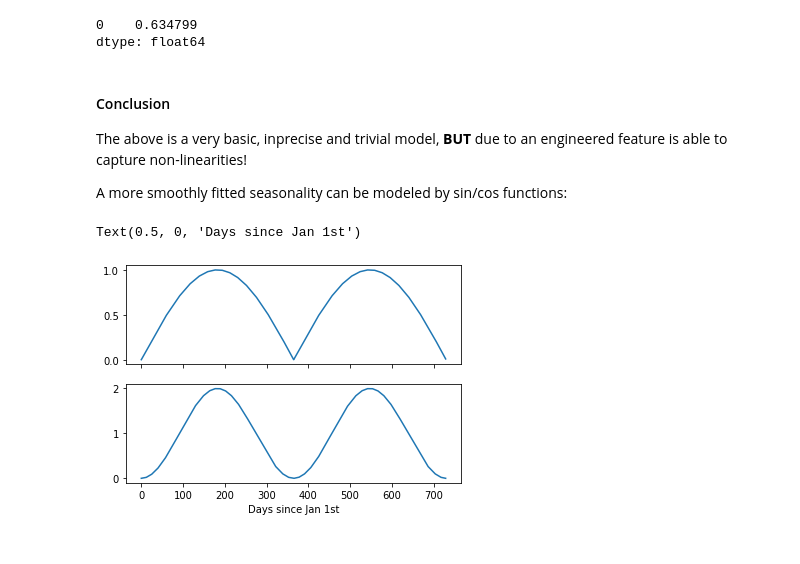
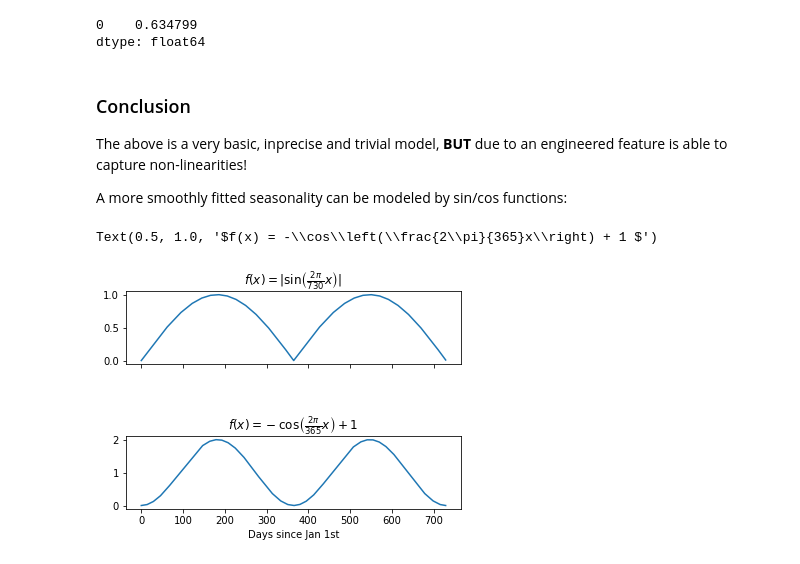
Before and after one commit to moritzwilksch/DataScienceEducation, a Jupyter notebook: PythonForDataScienceHandbook/NotesPythonDSHandbook.ipynb, the cells around one changed output. Cells and saved outputs as stored; diff of their text form; code cells hidden in the pictures.

```diff
--- a/PythonForDataScienceHandbook/NotesPythonDSHandbook.ipynb
+++ b/PythonForDataScienceHandbook/NotesPythonDSHandbook.ipynb
@@ -386,20 +386,23 @@ pd.Series(m.coef_)
 0    0.634799
 dtype: float64
 # %% [markdown]
-#### Conclusion
+### Conclusion
 The above is a very basic, inprecise and trivial model, **BUT** due to an engineered feature is able to capture non-linearities!
 
 A more smoothly fitted seasonality can be modeled by sin/cos functions:
 # %%
 # Alternative Seasonality
 fig, ax = plt.subplots(2, 1, sharex=True)
+fig.subplots_adjust(hspace=1)
 x = np.arange(0, 365*2, 1)
 y = np.abs(np.sin((2*np.pi/730)*x))
 ax[0].plot(x, y)
+ax[0].set_title(r"$f(x) = \vert \sin\left(\frac{2\pi}{730}x\right) \vert $")
 
 y = -np.cos((2*np.pi/365)*x) +1
 ax[1].plot(x, y)
 ax[1].set_xlabel("Days since Jan 1st")
+ax[1].set_title(r"$f(x) = -\cos\left(\frac{2\pi}{365}x\right) + 1 $")
 # %% [output]
-Text(0.5, 0, 'Days since Jan 1st')
+Text(0.5, 1.0, '$f(x) = -\\cos\\left(\\frac{2\\pi}{365}x\\right) + 1 $')
-[figure, old version]
+[figure, new version]
```
Also changed, not shown: parts of 3 cells of this notebook.
